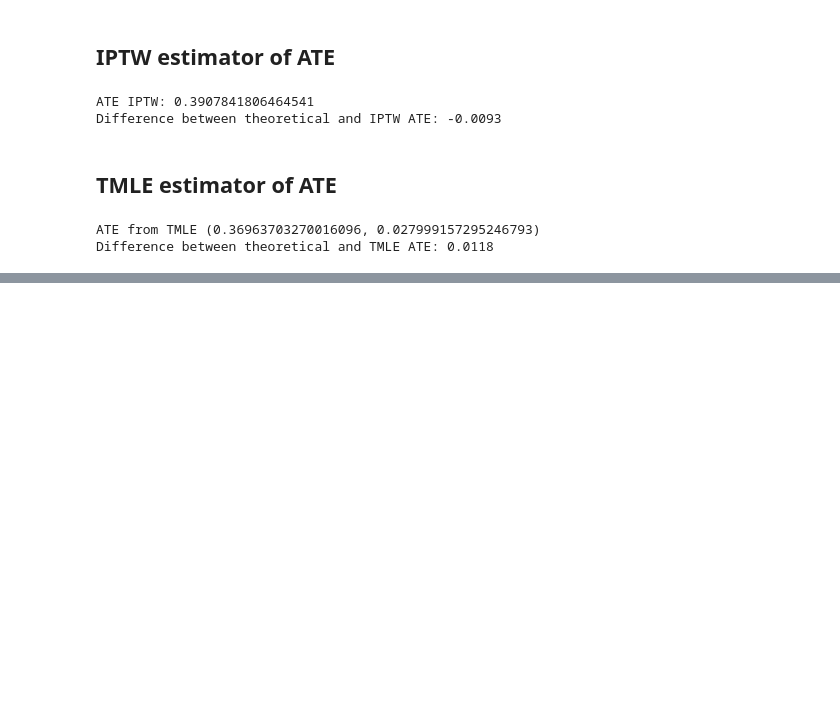
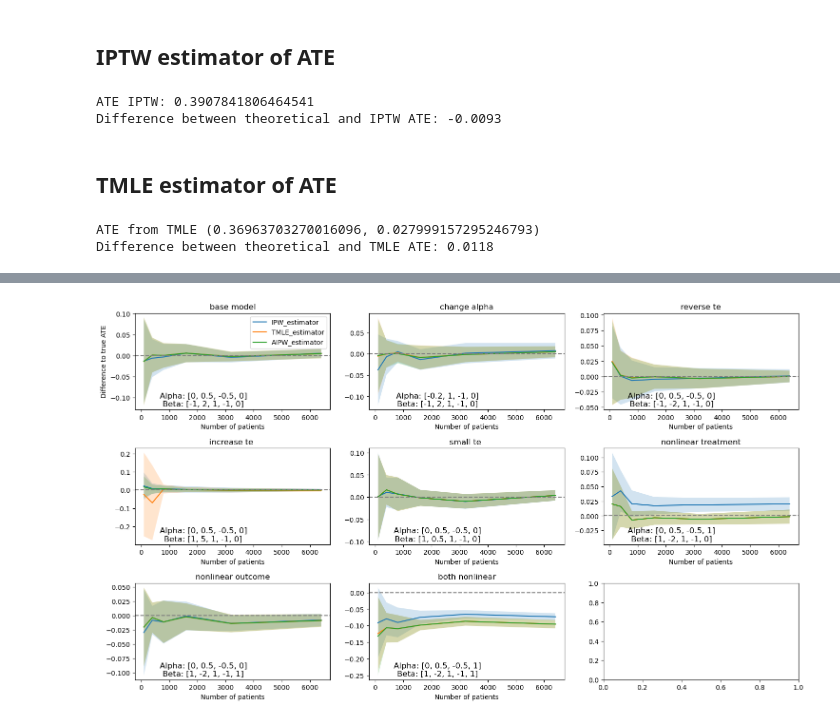
Before and after one commit to kirilklein/ehr2vec, a Jupyter notebook: ehr2vec/notebooks/tmle_binary.ipynb, the cells around one changed output, grey strips where cells are left out. Cells and saved outputs as stored; diff of their text form; code cells hidden in the pictures; blank space fills up the shorter version.

```diff
--- a/ehr2vec/notebooks/tmle_binary.ipynb
+++ b/ehr2vec/notebooks/tmle_binary.ipynb
@@ -95,0 +95,18 @@ Use sample std
+# %%
+#patient_numbers = [100, 200, 400, 800, 1600, 3200, 6400, 12800]
+estimators = [IPW_estimator,
+              TMLE_estimator,
+              AIPW_estimator]
+patient_numbers = [100, 400, 800, 1600, 3200, 6400]# 3200, 6400, 12800]
+
+models = {'base model':{'alpha': [0, 0.5, -0.5, 0], 'beta': [-1, 2, 1, -1, 0]},
+          'change alpha':{'alpha': [-0.2, 1, -1, 0], 'beta': [-1, 2, 1, -1, 0]},
+          'reverse treatment effect':{'alpha': [0, 0.5, -0.5, 0], 'beta': [-1, -2, 1, -1, 0]},
+          'increase treatment effect ':{'alpha': [0, 0.5, -0.5, 0], 'beta': [1, 5, 1, -1, 0]},
+          'small treatment effect':{'alpha': [0, 0.5, -0.5, 0], 'beta': [1, .5, 1, -1, 0]},
+          'nonlinear treatment':{'alpha': [0, 0.5, -0.5, 1], 'beta': [1, -2, 1, -1, 0]},
+          'nonlinear outcome': {'alpha': [0, 0.5, -0.5, 0], 'beta': [1, -2, 1, -1, 1]},
+          'both nonlinear': {'alpha': [0, 0.5, -0.5, 1], 'beta': [1, -2, 1, -1, 1]},
+          }
+
+diffs, stds = get_scores_for_models_and_estimators(patient_numbers, models, estimators, n_bootstraps=10)
@@ -95,0 +130,4 @@ Use sample std
+# %%
+display_results(patient_numbers, models, diffs, stds, 'simulation_new.png')
+# %% [output]
+[figure, added]
```
Also changed, not shown: parts of 9 cells of this notebook, 2 other files.
